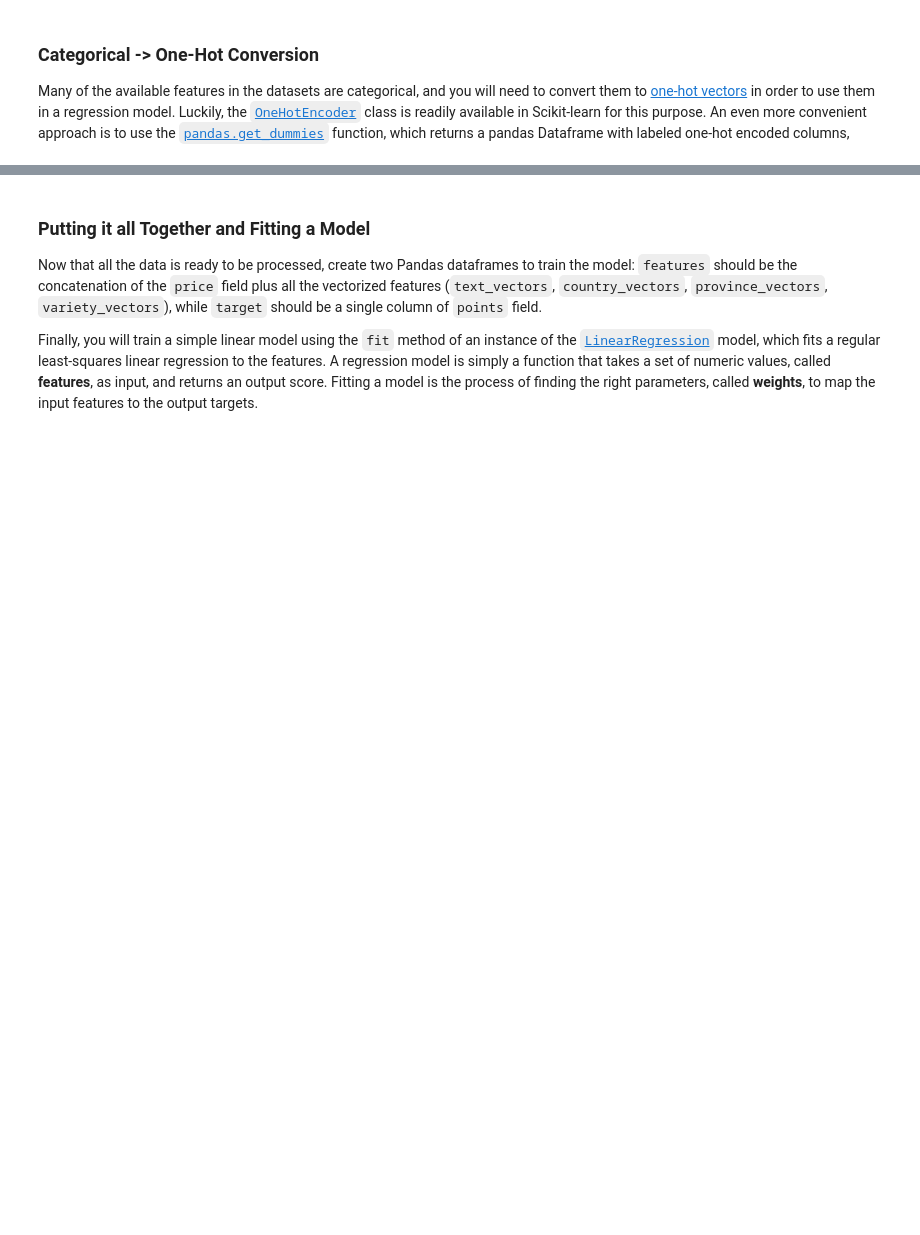
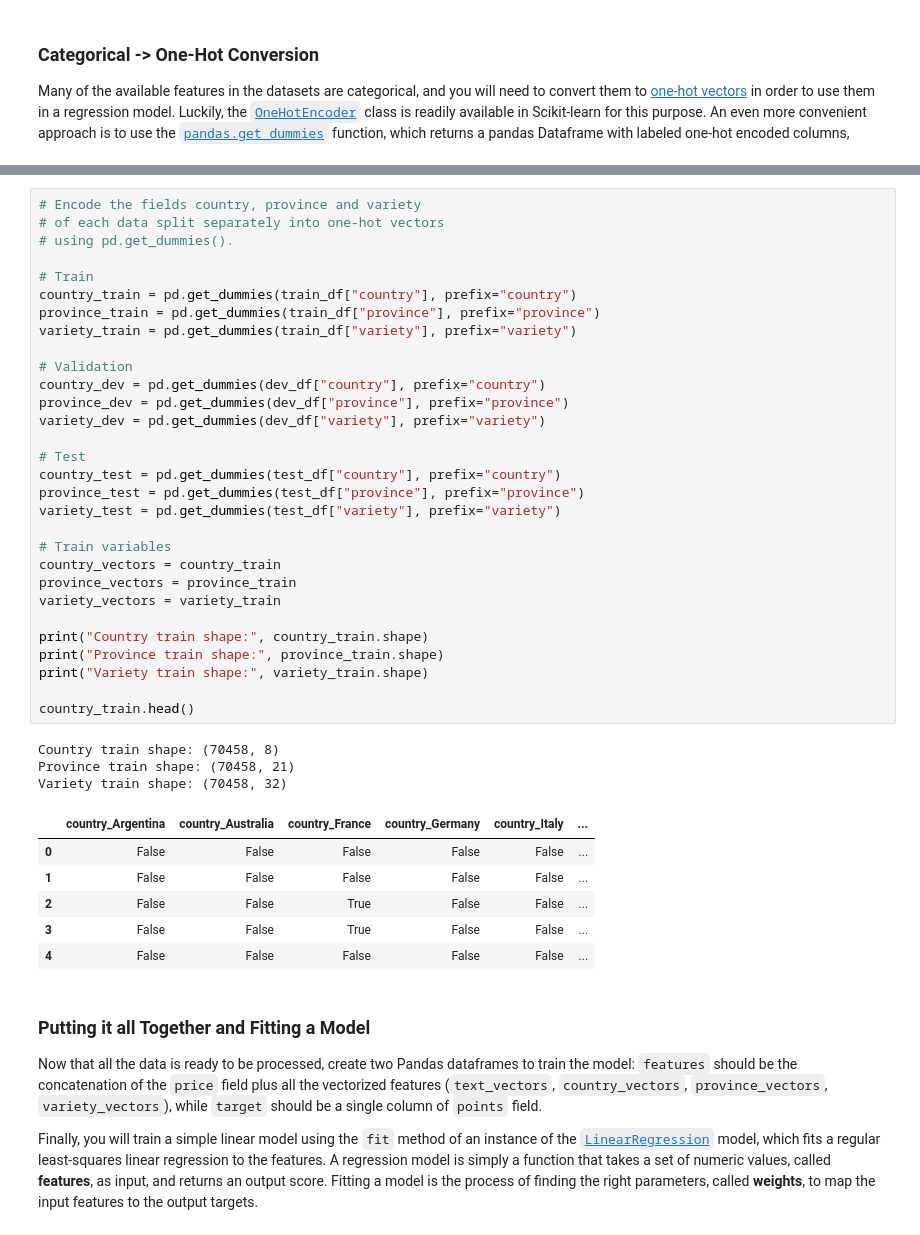
Before and after one commit to matildecmp/IK-NLP-Portfolios, a Jupyter notebook: notebooks/W4E_NonTextual_Information.ipynb, the cells around one changed output, grey strips where cells are left out. Drawn from its saved outputs; the diff is of its cells as text; blank space fills up the shorter version.

```diff
--- a/notebooks/W4E_NonTextual_Information.ipynb
+++ b/notebooks/W4E_NonTextual_Information.ipynb
@@ -176,3 +180,43 @@ variety_vectors = None
+# %%
+# Encode the fields country, province and variety
+# of each data split separately into one-hot vectors
+# using pd.get_dummies().
+
+# Train
+country_train = pd.get_dummies(train_df["country"], prefix="country")
+province_train = pd.get_dummies(train_df["province"], prefix="province")
+variety_train = pd.get_dummies(train_df["variety"], prefix="variety")
+
+# Validation
+country_dev = pd.get_dummies(dev_df["country"], prefix="country")
+province_dev = pd.get_dummies(dev_df["province"], prefix="province")
+variety_dev = pd.get_dummies(dev_df["variety"], prefix="variety")
+
+# Test
+country_test = pd.get_dummies(test_df["country"], prefix="country")
+province_test = pd.get_dummies(test_df["province"], prefix="province")
+variety_test = pd.get_dummies(test_df["variety"], prefix="variety")
+
+# Train variables
+country_vectors = country_train
+province_vectors = province_train
+variety_vectors = variety_train
+
+print("Country train shape:", country_train.shape)
+print("Province train shape:", province_train.shape)
+print("Variety train shape:", variety_train.shape)
+
+country_train.head()
+# %% [output]
+Country train shape: (70458, 8)
+Province train shape: (70458, 21)
+Variety train shape: (70458, 32)
+|  | country_Argentina | country_Australia | country_France | country_Germany | country_Italy | ... |
+| 0 | False | False | False | False | False | ... |
+| 1 | False | False | False | False | False | ... |
+| 2 | False | False | True | False | False | ... |
+| 3 | False | False | True | False | False | ... |
+| 4 | False | False | False | False | False | ... |
 # %% [markdown]
 ### Putting it all Together and Fitting a Model
 
```
Also changed, not shown: parts of 3 cells of this notebook.
